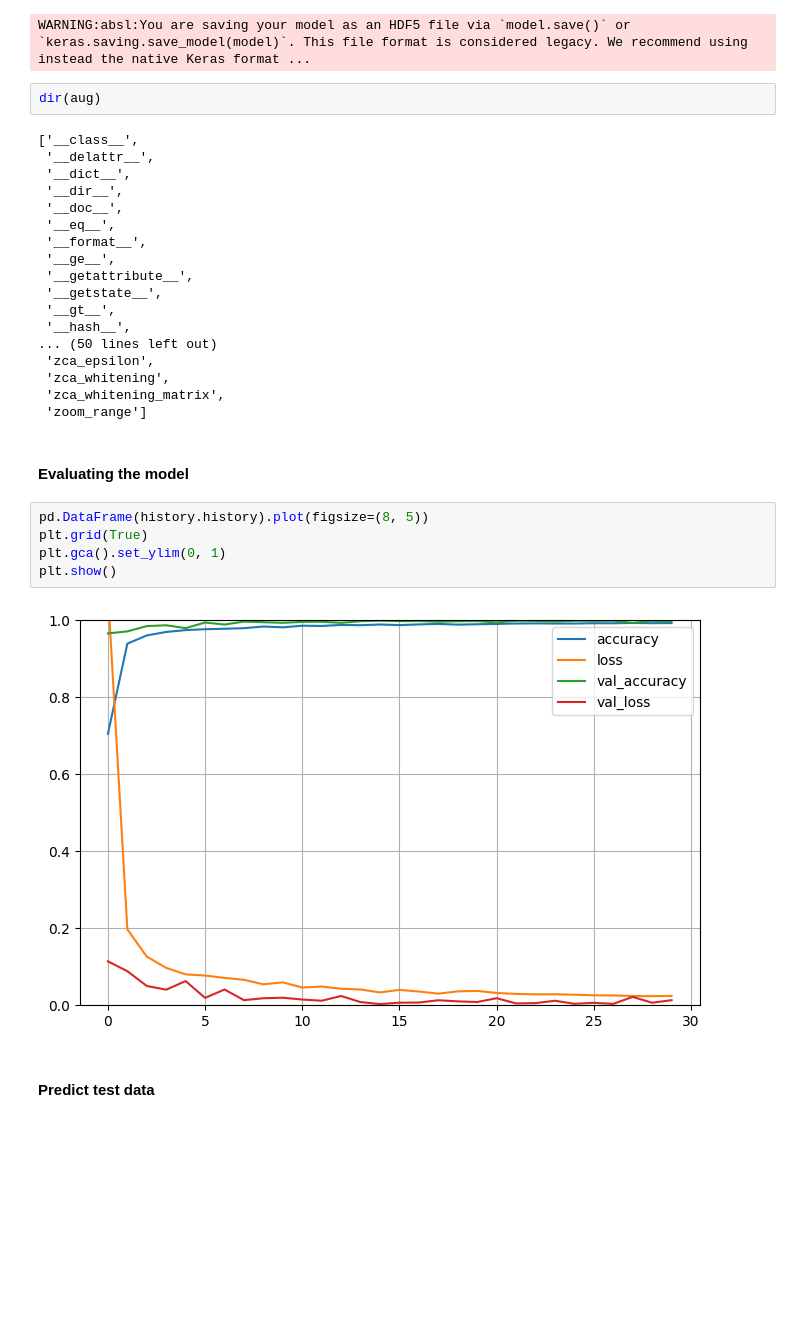
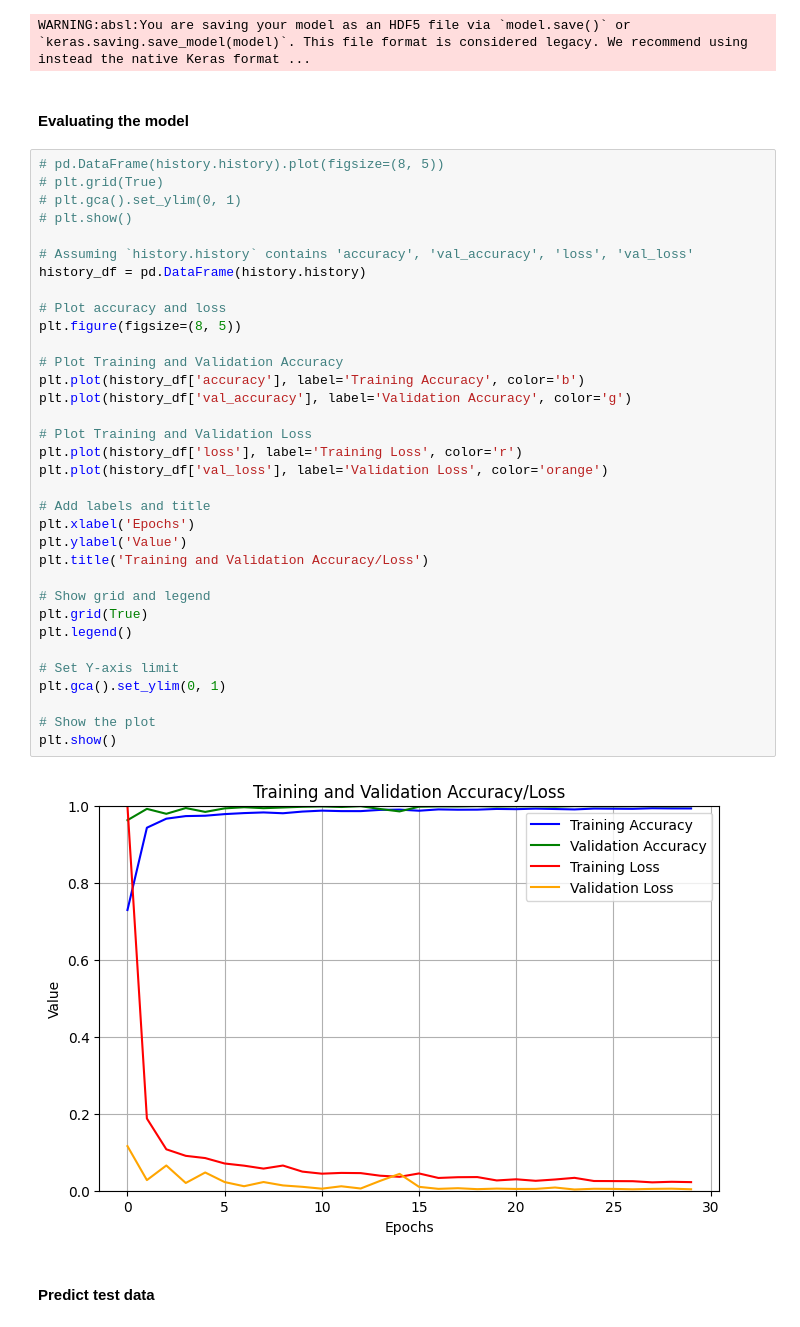
Before and after one commit to RethtihpongEM/Traffic-Sign-Detection, a Jupyter notebook: Models/CNN-KERAS/model_cnn_keras.ipynb, the cells around one changed output. Drawn from its saved outputs; the diff is of its cells as text; blank space fills up the shorter version.

```diff
--- a/Models/CNN-KERAS/model_cnn_keras.ipynb
+++ b/Models/CNN-KERAS/model_cnn_keras.ipynb
@@ -210,35 +213,44 @@ Epoch 30/30
 model.save("model_cnn_keras.h5")
 # %% [output]
 WARNING:absl:You are saving your model as an HDF5 file via `model.save()` or `keras.saving.save_model(model)`. This file format is considered legacy. We recommend using instead the native Keras format ...
-# %%
-dir(aug)
-# %% [output]
-['__class__',
- '__delattr__',
- '__dict__',
- '__dir__',
- '__doc__',
- '__eq__',
- '__format__',
- '__ge__',
- '__getattribute__',
- '__getstate__',
- '__gt__',
- '__hash__',
-... (50 lines left out)
- 'zca_epsilon',
- 'zca_whitening',
- 'zca_whitening_matrix',
- 'zoom_range']
 # %% [markdown]
 #### Evaluating the model
-# %%
-pd.DataFrame(history.history).plot(figsize=(8, 5))
-plt.grid(True)
-plt.gca().set_ylim(0, 1)
-plt.show()
-# %% [output]
-[figure, removed]
+# %%
+# pd.DataFrame(history.history).plot(figsize=(8, 5))
+# plt.grid(True)
+# plt.gca().set_ylim(0, 1)
+# plt.show()
+
+# Assuming `history.history` contains 'accuracy', 'val_accuracy', 'loss', 'val_loss'
+history_df = pd.DataFrame(history.history)
+
+# Plot accuracy and loss
+plt.figure(figsize=(8, 5))
+
+# Plot Training and Validation Accuracy
+plt.plot(history_df['accuracy'], label='Training Accuracy', color='b')
+plt.plot(history_df['val_accuracy'], label='Validation Accuracy', color='g')
+
+# Plot Training and Validation Loss
+plt.plot(history_df['loss'], label='Training Loss', color='r')
+plt.plot(history_df['val_loss'], label='Validation Loss', color='orange')
+
+# Add labels and title
+plt.xlabel('Epochs')
+plt.ylabel('Value')
+plt.title('Training and Validation Accuracy/Loss')
+
+# Show grid and legend
+plt.grid(True)
+plt.legend()
+
+# Set Y-axis limit
+plt.gca().set_ylim(0, 1)
+
+# Show the plot
+plt.show()
+# %% [output]
+[figure, added]
 # %% [markdown]
 #### Predict test data
 # %%
```
Also changed, not shown: parts of 4 cells of this notebook, 55 other files.
